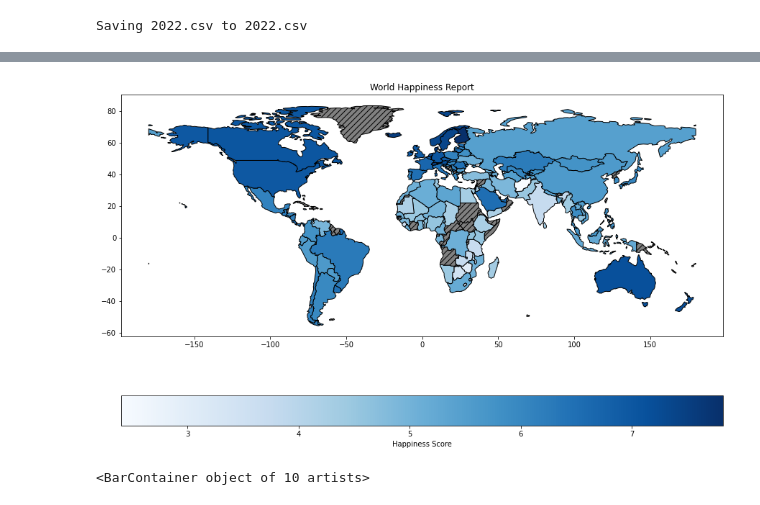
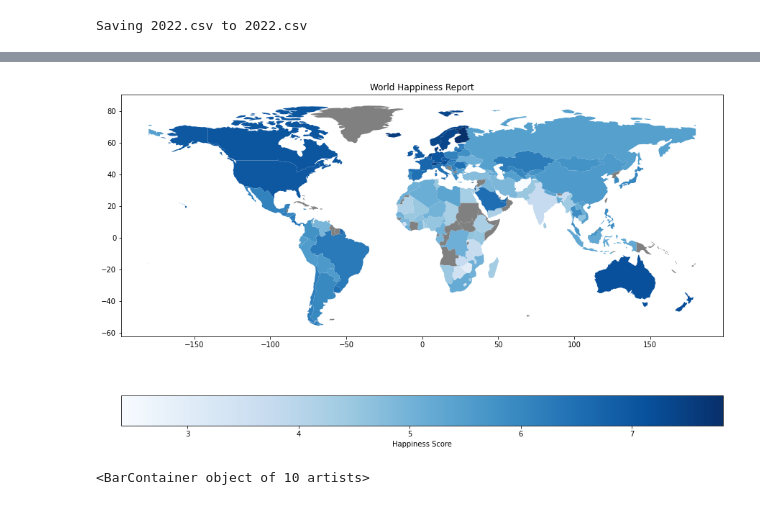
Before and after one commit to johnnyclayton/beginner_projects, a Jupyter notebook: Happiness_Report.ipynb, the cells around one changed output, grey strips where cells are left out. Saved outputs shown, nothing was run; the diff lists cells and outputs as text; code cells hidden in the pictures.

```diff
--- a/Happiness_Report.ipynb
+++ b/Happiness_Report.ipynb
@@ -28,18 +28,17 @@ data.head(3)
 # %%
 # merging the data with coordinates
 world_happiness_final = world.merge(data, how="left", left_on=['name'], right_on=['Country'])
 #plotting the map
 world_happiness_final.plot("Happiness score",
                            figsize=(15,10),
                            legend = True,
-                           edgecolor = "black",
                            cmap = plt.cm.Blues,
                            legend_kwds = {"label":"Happiness Score", "orientation" : "horizontal"},
 
-                           missing_kwds = {"color" : "gray", "hatch" : "///"})
+                           missing_kwds = {"color" : "gray"})
 plt.title("World Happiness Report");
 # %% [output]
-[figure, old version]
+[figure, new version]
 # %%
 %matplotlib inline
 interval = 10
```
